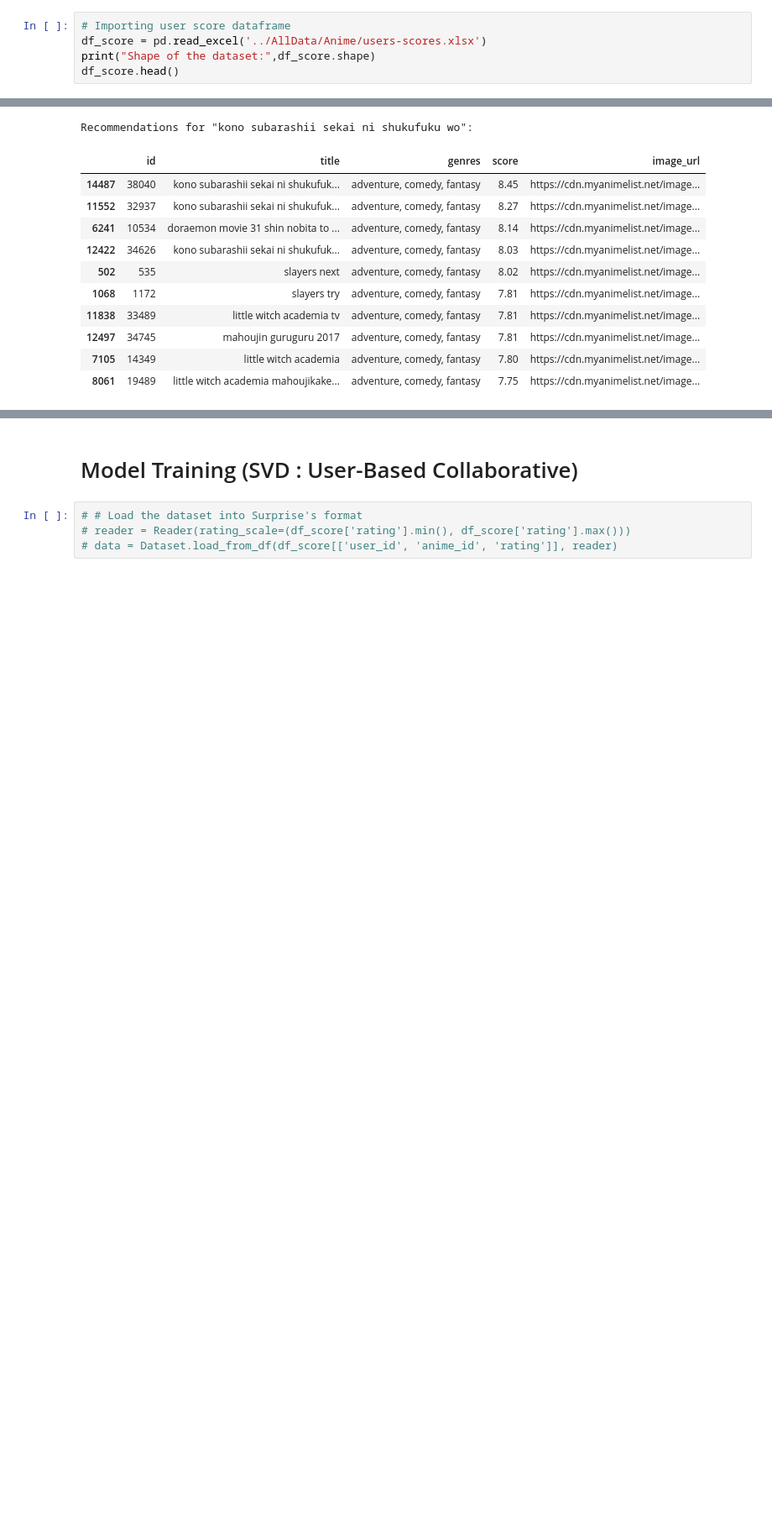
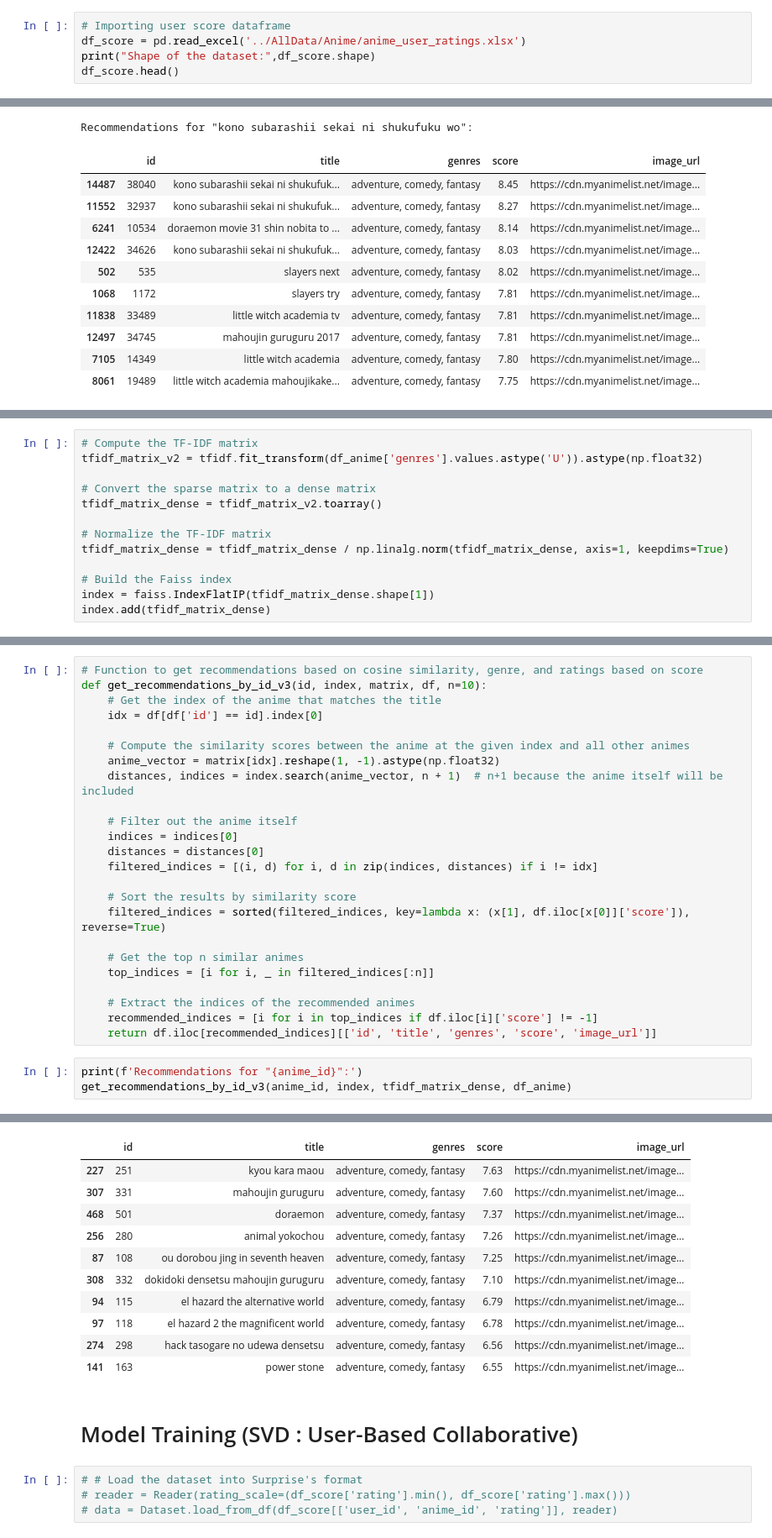
Before and after one commit to SStepz/TheWatcher, a Jupyter notebook: Recommendations/AnimeRS.ipynb, the cells around one changed output, grey strips where cells are left out. Shown: that part at 84% size. Drawn from its saved outputs; the diff is of its cells as text; blank space fills up the shorter version.

Commit message:
update anime content-based to latest version

```diff
--- a/Recommendations/AnimeRS.ipynb
+++ b/Recommendations/AnimeRS.ipynb
@@ -80,7 +81,7 @@ Shape of the Dataset: (731282, 14)
 | 4 | 18 | mad | - | 2005-01-03t00:00:00+00:00 | 52.0 | 6.27 | 1 | 114 | 10 | 5 | ... |
 # %%
 # Importing user score dataframe
-df_score = pd.read_excel('../AllData/Anime/users-scores.xlsx')
+df_score = pd.read_excel('../AllData/Anime/anime_user_ratings.xlsx')
 print("Shape of the dataset:",df_score.shape)
 df_score.head()
 # %% [output]
@@ -488,0 +492,13 @@ Recommendations for "kono subarashii sekai ni shukufuku wo":
+# %%
+# Compute the TF-IDF matrix
+tfidf_matrix_v2 = tfidf.fit_transform(df_anime['genres'].values.astype('U')).astype(np.float32)
+
+# Convert the sparse matrix to a dense matrix
+tfidf_matrix_dense = tfidf_matrix_v2.toarray()
+
+# Normalize the TF-IDF matrix
+tfidf_matrix_dense = tfidf_matrix_dense / np.linalg.norm(tfidf_matrix_dense, axis=1, keepdims=True)
+
+# Build the Faiss index
+index = faiss.IndexFlatIP(tfidf_matrix_dense.shape[1])
+index.add(tfidf_matrix_dense)
@@ -488,0 +507,28 @@ Recommendations for "kono subarashii sekai ni shukufuku wo":
+# %%
+# Function to get recommendations based on cosine similarity, genre, and ratings based on score
+def get_recommendations_by_id_v3(id, index, matrix, df, n=10):
+    # Get the index of the anime that matches the title
+    idx = df[df['id'] == id].index[0]
+
+    # Compute the similarity scores between the anime at the given index and all other animes
+    anime_vector = matrix[idx].reshape(1, -1).astype(np.float32)
+    distances, indices = index.search(anime_vector, n + 1)  # n+1 because the anime itself will be included
+
+    # Filter out the anime itself
+    indices = indices[0]
+    distances = distances[0]
+    filtered_indices = [(i, d) for i, d in zip(indices, distances) if i != idx]
+
+    # Sort the results by similarity score
+    filtered_indices = sorted(filtered_indices, key=lambda x: (x[1], df.iloc[x[0]]['score']), reverse=True)
+
+    # Get the top n similar animes
+    top_indices = [i for i, _ in filtered_indices[:n]]
+
+    # Extract the indices of the recommended animes
+    recommended_indices = [i for i in top_indices if df.iloc[i]['score'] != -1]
+    return df.iloc[recommended_indices][['id', 'title', 'genres', 'score', 'image_url']]
+# %%
+print(f'Recommendations for "{anime_id}":')
+get_recommendations_by_id_v3(anime_id, index, tfidf_matrix_dense, df_anime)
+# %% [output]
@@ -489,3 +536,14 @@ Recommendations for "kono subarashii sekai ni shukufuku wo":
+|  | id | title | genres | score | image_url |
+| 227 | 251 | kyou kara maou | adventure, comedy, fantasy | 7.63 | https://cdn.myanimelist.net/image... |
+| 307 | 331 | mahoujin guruguru | adventure, comedy, fantasy | 7.60 | https://cdn.myanimelist.net/image... |
+| 468 | 501 | doraemon | adventure, comedy, fantasy | 7.37 | https://cdn.myanimelist.net/image... |
+| 256 | 280 | animal yokochou | adventure, comedy, fantasy | 7.26 | https://cdn.myanimelist.net/image... |
+| 87 | 108 | ou dorobou jing in seventh heaven | adventure, comedy, fantasy | 7.25 | https://cdn.myanimelist.net/image... |
+| 308 | 332 | dokidoki densetsu mahoujin guruguru | adventure, comedy, fantasy | 7.10 | https://cdn.myanimelist.net/image... |
+| 94 | 115 | el hazard the alternative world | adventure, comedy, fantasy | 6.79 | https://cdn.myanimelist.net/image... |
+| 97 | 118 | el hazard 2 the magnificent world | adventure, comedy, fantasy | 6.78 | https://cdn.myanimelist.net/image... |
+| 274 | 298 | hack tasogare no udewa densetsu | adventure, comedy, fantasy | 6.56 | https://cdn.myanimelist.net/image... |
+| 141 | 163 | power stone | adventure, comedy, fantasy | 6.55 | https://cdn.myanimelist.net/image... |
 # %% [markdown]
 # Model Training (SVD : User-Based Collaborative)
 # %%
```
Also changed, not shown: parts of 5 cells of this notebook, 2 other files.
